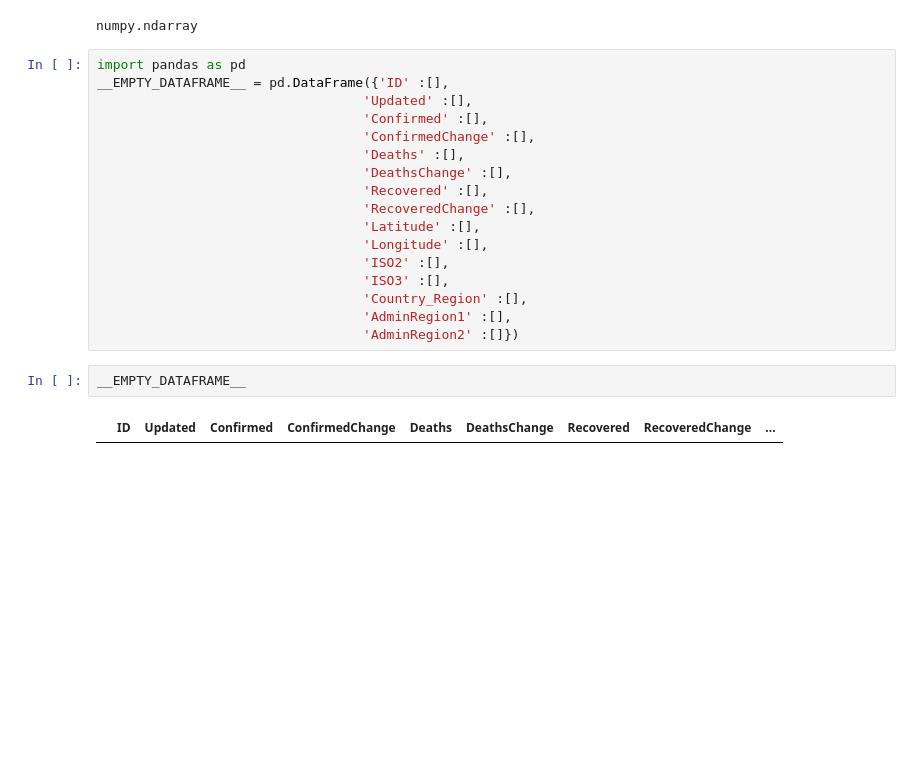
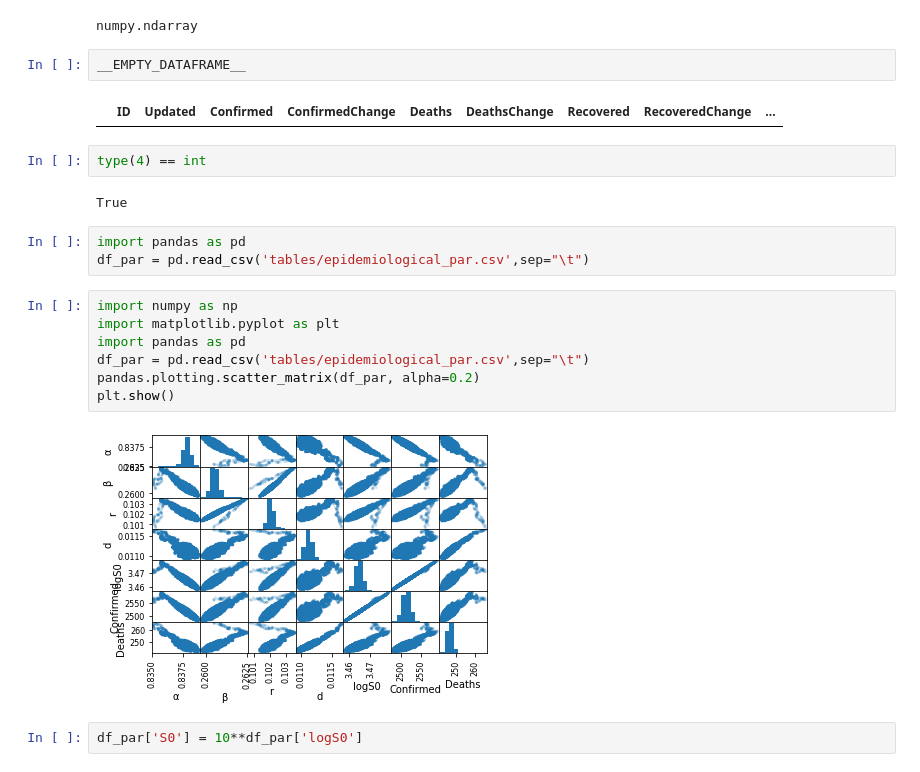
Before and after one commit to emdemor/cov19, a Jupyter notebook: main.ipynb, the cells around one changed output. Cells and saved outputs as stored; diff of their text form; blank space fills up the shorter version.

```diff
--- a/main.ipynb
+++ b/main.ipynb
@@ -230,24 +232,25 @@ display(Math(txt_c))
 type(brasil_df.days_list)
 # %% [output]
 numpy.ndarray
-# %%
-import pandas as pd
-__EMPTY_DATAFRAME__ = pd.DataFrame({'ID' :[],
-                                  'Updated' :[],
-                                  'Confirmed' :[],
-                                  'ConfirmedChange' :[],
-                                  'Deaths' :[],
-                                  'DeathsChange' :[],
-                                  'Recovered' :[],
-                                  'RecoveredChange' :[],
-                                  'Latitude' :[],
-                                  'Longitude' :[],
-                                  'ISO2' :[],
-                                  'ISO3' :[],
-                                  'Country_Region' :[],
-                                  'AdminRegion1' :[],
-                                  'AdminRegion2' :[]})
 # %%
 __EMPTY_DATAFRAME__
 # %% [output]
 |  | ID | Updated | Confirmed | ConfirmedChange | Deaths | DeathsChange | Recovered | RecoveredChange | ... |
+# %%
+type(4) == int
+# %% [output]
+True
+# %%
+import pandas as pd
+df_par = pd.read_csv('tables/epidemiological_par.csv',sep="\t")
+# %%
+import numpy as np
+import matplotlib.pyplot as plt
+import pandas as pd
+df_par = pd.read_csv('tables/epidemiological_par.csv',sep="\t")
+pandas.plotting.scatter_matrix(df_par, alpha=0.2)
+plt.show()
+# %% [output]
+[figure, added]
+# %%
+df_par['S0'] = 10**df_par['logS0']
```
Also changed, not shown: parts of 6 cells of this notebook, 6 other files.
